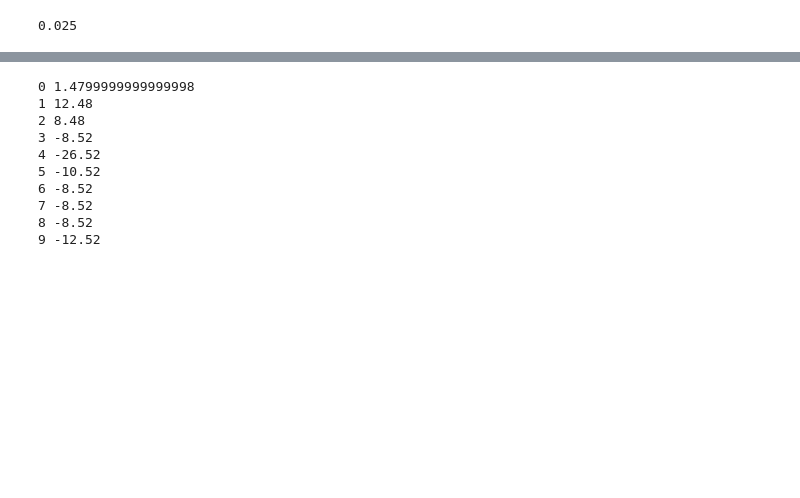
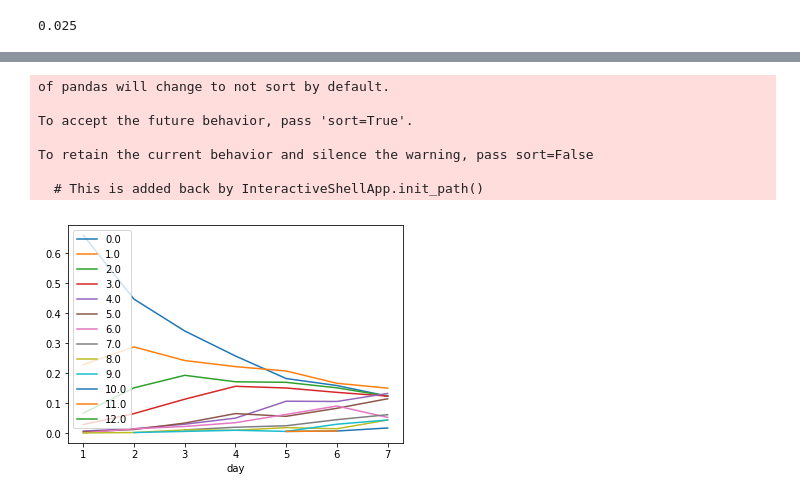
Before and after one commit to mng12689/predictit, a Jupyter notebook: Untitled.ipynb, the cells around one changed output, grey strips where cells are left out. Saved outputs shown, nothing was run; the diff lists cells and outputs as text; code cells hidden in the pictures; blank space fills up the shorter version.

```diff
--- a/Untitled.ipynb
+++ b/Untitled.ipynb
@@ -288,0 +466,11 @@ min((( .05 * 5 ) / 10), .03)
+# %%
+import pytz
+d=datetime.datetime(2019, 3, 19, 12, 0, 0)
+d.strftime("%Y-%m-%d %H:%M:%S")
+
+x=datetime.datetime(2019, 3, 25, 18, 10, 19)
+x.strftime("%Y-%m-%d %H:%M:%S")
+timezone = pytz.timezone("America/New_York")
+d_aware = timezone.localize(x)
+d_aware.tzinfo
+d_aware.isoformat()
@@ -364,33 +519,0 @@ bucketed('7D')
-# %%
-positions = {
-    0: {
-        "yes": [(.35, 10)]
-    },
-    1: {
-        "yes": [(.22, 15),(.14, 6)]
-    },
-    2: {
-        "yes": [(.16, 5), (.14, 12)]
-    },
-    4: {
-        "no": [(.92, 16), (.94, 2)],
-    },
-    5: {
-        "no": [(.96, 2)]
-    },
-    9: {
-        "no": [(.97, 4)]
-    }
-}
-outcomes(positions)
-# %% [output]
-0 1.4799999999999998
-1 12.48
-2 8.48
-3 -8.52
-4 -26.52
-5 -10.52
-6 -8.52
-7 -8.52
-8 -8.52
-9 -12.52
@@ -417,0 +520,33 @@ outcomes(positions)
+# %%
+import numpy as np
+import pandas as pd
+import matplotlib.pyplot as plt
+
+def plot_tweet_distributions_per_day(source_df):
+    df = pd.DataFrame(columns=["proba","day"])
+    df.index.name = "n_tweets"
+    for x in range(7,0,-1):
+        proba = to_proba(bucketed(source_df,"{x}D".format(x=x))['count'])
+        _df = pd.DataFrame({ "proba": proba.values, "day": x }, index=proba.index)
+        df = pd.concat([df, _df])
+        df["n_tweets"] = df.index
+
+    fig, ax = plt.subplots()
+    for key, _grp in df.groupby(['n_tweets']):
+        grp = _grp.sort_values(by="day", ascending=False)
+        ax = grp.plot(ax=ax, kind='line', x="day", y='proba', label=str(grp["n_tweets"].iloc[0]))
+
+    plt.legend(loc='best')
+    plt.show()
+
+_df = pd.read_csv('./data/fake_news_tweets.csv')
+plot_tweet_distributions_per_day(_df)
+# %% [output]
+of pandas will change to not sort by default.
+
+To accept the future behavior, pass 'sort=True'.
+
+To retain the current behavior and silence the warning, pass sort=False
+
+  # This is added back by InteractiveShellApp.init_path()
+[figure, added]
```
Also changed, not shown: parts of 28 cells of this notebook.
